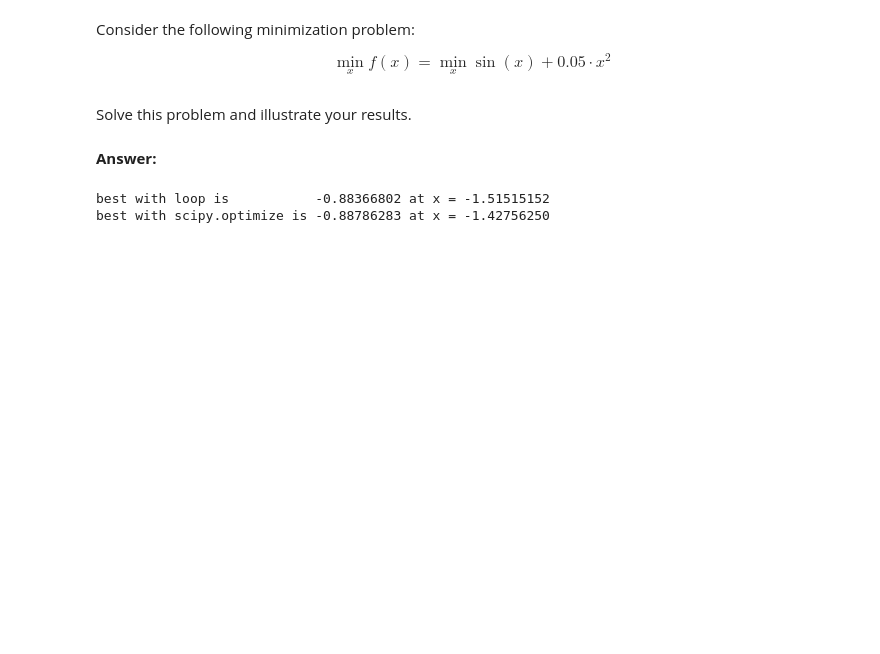
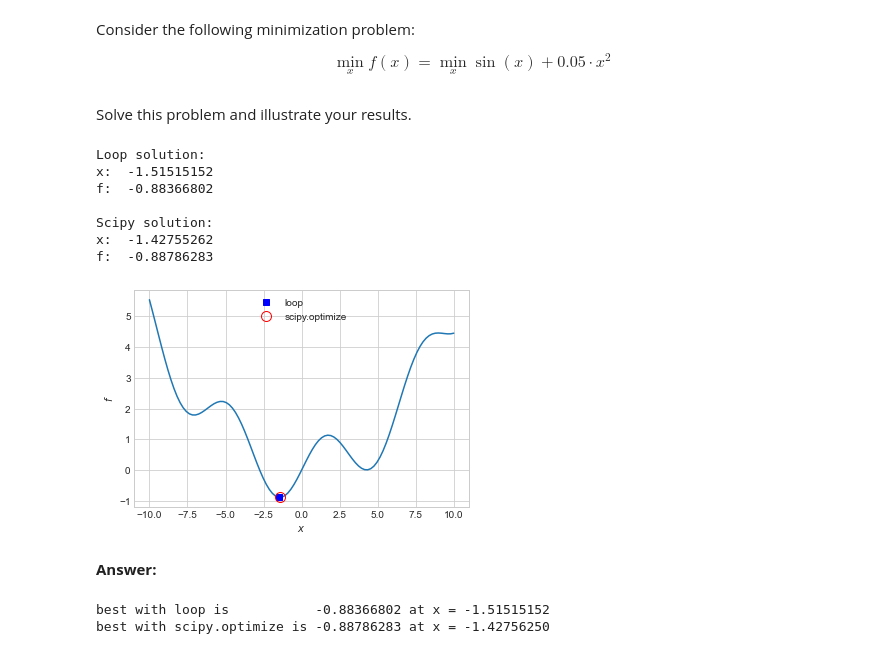
Before and after one commit to AskerNC/exercises-2021, a Jupyter notebook: PS1/problem_set_1.ipynb, the cells around one changed output. Drawn from its saved outputs; the diff is of its cells as text; code cells hidden in the pictures; blank space fills up the shorter version.

```diff
--- a/PS1/problem_set_1.ipynb
+++ b/PS1/problem_set_1.ipynb
@@ -144,36 +171,70 @@ Solve this problem and illustrate your results.
 # %%
 # update this code
 
 # a. define function
 def f(x):
-    return 0 # wrong line
+    return np.sin(x)+0.05*x**2
 
 # b. solution using a loop
 import numpy as np
 N = 100
 x_vec = np.linspace(-10,10,N)
 f_vec = np.empty(N)
 
 f_best = np.inf # initial maximum
 x_best = np.nan # not-a-number
 
 for i,x in enumerate(x_vec):
     f_now = f_vec[i] = f(x)
-    # missing lines
+    if f_now<f_best:
+        f_best = f_now
+        x_best = x
+
 
 # c. solution using scipy optmize
 from scipy import optimize
 x_guess = [0]
 # missing line, hint: objective_function = lambda x: ?
+obj = lambda x : f(x)
 # missing line, hint: res = optimize.minimize(?)
-# x_best_scipy = res.x[0]
-# f_best_scipy = res.fun
+res = optimize.minimize_scalar(obj,bounds=(-10,10),method='Bounded')
+x_best_scipy = res.x
+f_best_scipy = res.fun
 
 # d. print
-# missing lines
+text = "Loop solution: \n"
+text+= f'x: {x_best:12.8f} \n'
+text+= f'f: {f_best:12.8f} \n'
+text+= '\nScipy solution: \n'
+text+= f'x: {x_best_scipy:12.8f} \n'
+text+= f'f: {f_best_scipy:12.8f} \n'
+print(text)
+
 
 # e. figure
 # missing lines
+
+fig = plt.figure(figsize=(6,4))# figsize is in inches...
+ax = fig.add_subplot(1,1,1)
+
+ax.plot(x_vec,f_vec)
+ax.plot(x_best,f_best,ls='',marker='s',color='blue',label='loop')
+ax.plot(x_best_scipy,f_best_scipy,ls='',marker='o',
+        markersize=10,markerfacecolor='none',
+        markeredgecolor='red',label='scipy.optimize')
+ax.set_xlabel('$x$')
+ax.set_ylabel('$f$')
+ax.grid(True)
+ax.legend(loc='upper center');
+# %% [output]
+Loop solution:
+x:  -1.51515152
+f:  -0.88366802
+
+Scipy solution:
+x:  -1.42755262
+f:  -0.88786283
+[figure, added]
 # %% [markdown]
 **Answer:**
 # %%
```
Also changed, not shown: parts of 4 cells of this notebook.
